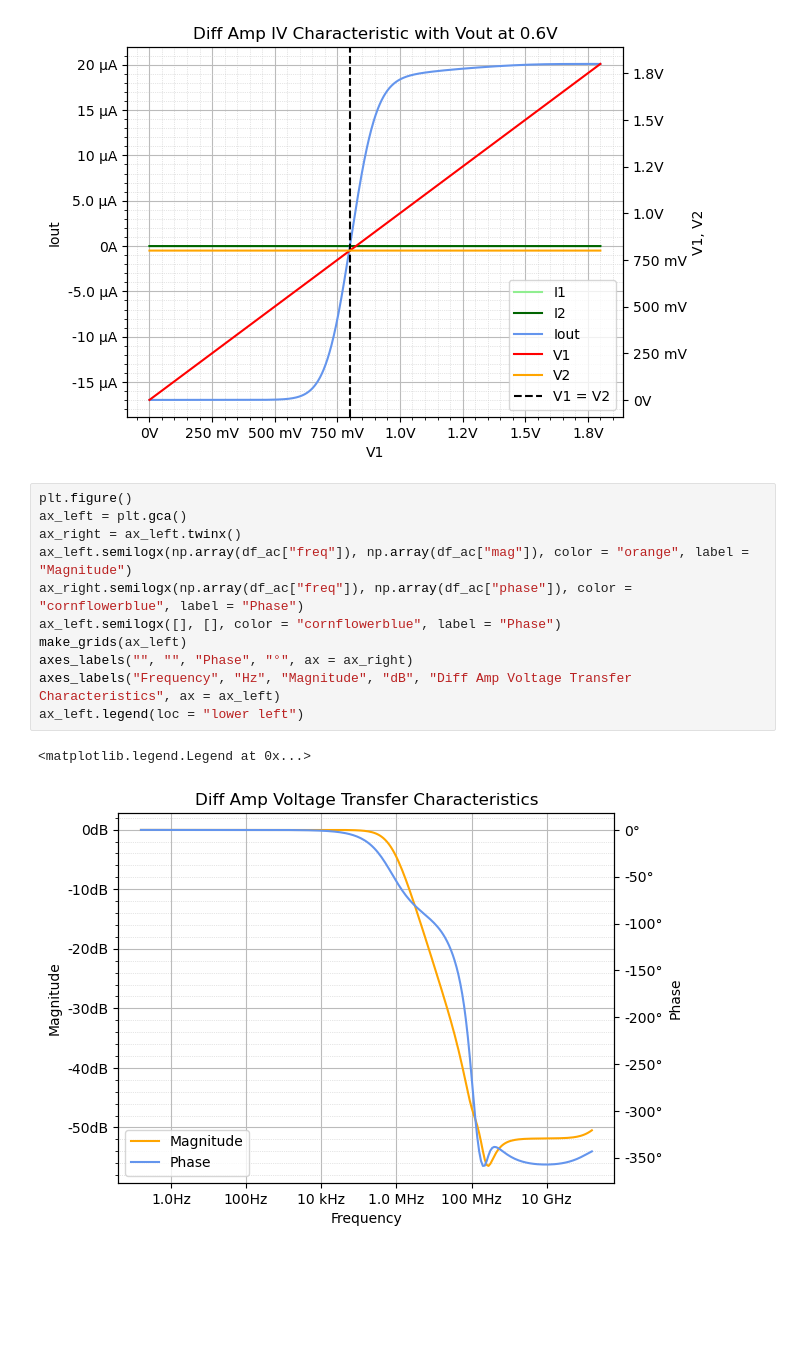
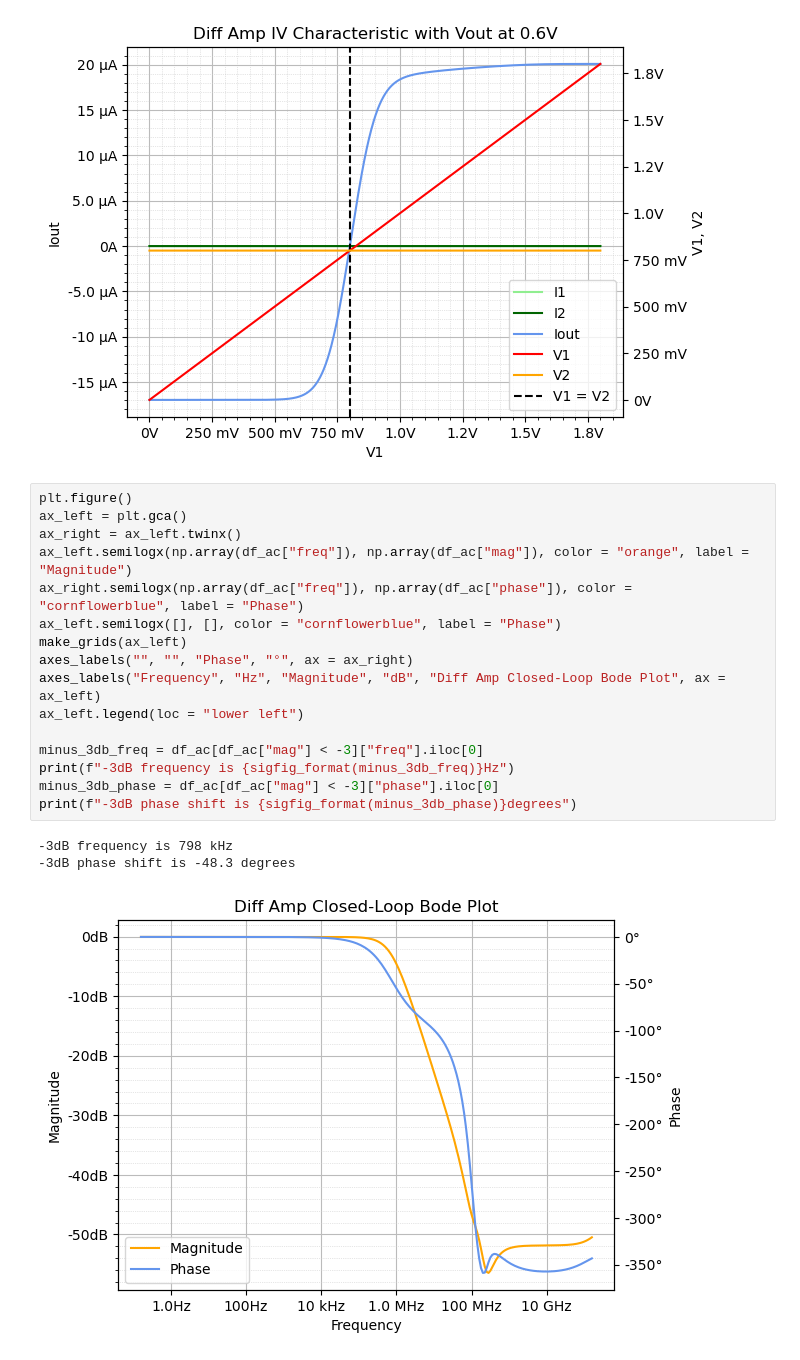
Before and after one commit to ianeyk/vlsi, a Jupyter notebook: mp3/simulation_results/mp3_simulations.ipynb, the cells around one changed output. Cells and saved outputs as stored; diff of their text form; blank space fills up the shorter version.

```diff
--- a/mp3/simulation_results/mp3_simulations.ipynb
+++ b/mp3/simulation_results/mp3_simulations.ipynb
@@ -144,17 +146,23 @@ The maximum current is 20.1 µA, and the minimum current is -17.0 µA
 # %%
 plt.figure()
 ax_left = plt.gca()
 ax_right = ax_left.twinx()
 ax_left.semilogx(np.array(df_ac["freq"]), np.array(df_ac["mag"]), color = "orange", label = "Magnitude")
 ax_right.semilogx(np.array(df_ac["freq"]), np.array(df_ac["phase"]), color = "cornflowerblue", label = "Phase")
 ax_left.semilogx([], [], color = "cornflowerblue", label = "Phase")
 make_grids(ax_left)
 axes_labels("", "", "Phase", "°", ax = ax_right)
-axes_labels("Frequency", "Hz", "Magnitude", "dB", "Diff Amp Voltage Transfer Characteristics", ax = ax_left)
+axes_labels("Frequency", "Hz", "Magnitude", "dB", "Diff Amp Closed-Loop Bode Plot", ax = ax_left)
 ax_left.legend(loc = "lower left")
+
+minus_3db_freq = df_ac[df_ac["mag"] < -3]["freq"].iloc[0]
+print(f"-3dB frequency is {sigfig_format(minus_3db_freq)}Hz")
+minus_3db_phase = df_ac[df_ac["mag"] < -3]["phase"].iloc[0]
+print(f"-3dB phase shift is {sigfig_format(minus_3db_phase)}degrees")
 # %% [output]
-<matplotlib.legend.Legend at 0x...>
+-3dB frequency is 798 kHz
+-3dB phase shift is -48.3 degrees
-[figure, old version]
+[figure, new version]
 # %%
 plt.figure()
 ax_left = plt.gca()
```
Also changed, not shown: parts of 3 cells of this notebook, 11 other files.
